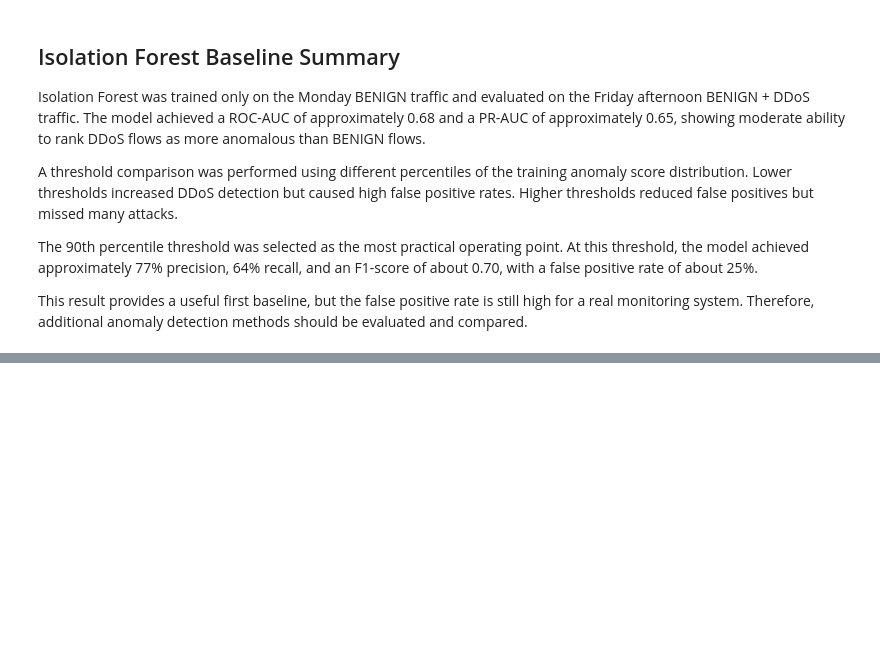
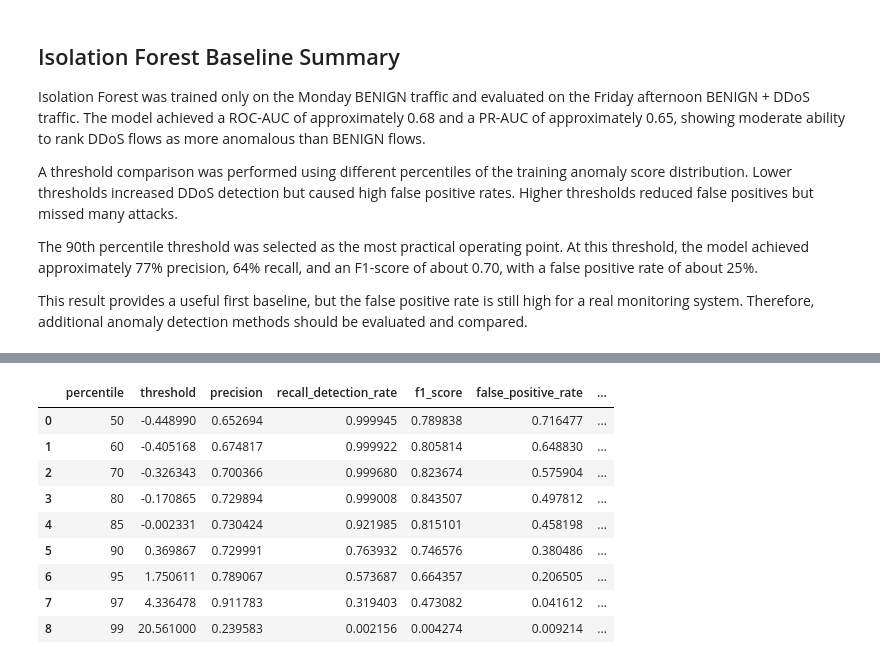
Before and after one commit to manuviswakarmave/network_intrusion_detection, a Jupyter notebook: notebooks/03_baseline_anomaly_detection.ipynb, the cells around one changed output, grey strips where cells are left out. Drawn from its saved outputs; the diff is of its cells as text; code cells hidden in the pictures; blank space fills up the shorter version.

Commit message:
updated anomaly

```diff
--- a/notebooks/03_baseline_anomaly_detection.ipynb
+++ b/notebooks/03_baseline_anomaly_detection.ipynb
@@ -300,0 +315,11 @@ This result provides a useful first baseline, but the false positive rate is sti
+# %%
+from sklearn.neighbors import LocalOutlierFactor
+
+lof = LocalOutlierFactor(
+    n_neighbors=35,
+    contamination="auto",
+    novelty=True,
+    n_jobs=-1
+)
+
+lof.fit(X_train_sample)
@@ -300,0 +328,7 @@ This result provides a useful first baseline, but the false positive rate is sti
+# %%
+lof_scores = -lof.decision_function(X_test)
+
+print("LOF anomaly scores shape:", lof_scores.shape)
+print("Min score:", lof_scores.min())
+print("Max score:", lof_scores.max())
+print("Mean score:", lof_scores.mean())
@@ -300,0 +374,39 @@ This result provides a useful first baseline, but the false positive rate is sti
+# %%
+lof_train_scores = -lof.decision_function(X_train_sample)
+
+lof_threshold_results = []
+
+for percentile in [50, 60, 70, 80, 85, 90, 95, 97, 99]:
+    threshold = np.percentile(lof_train_scores, percentile)
+    y_pred = (lof_scores > threshold).astype(int)
+
+    tn, fp, fn, tp = confusion_matrix(y_test, y_pred).ravel()
+
+    precision = precision_score(y_test, y_pred, zero_division=0)
+    recall = recall_score(y_test, y_pred, zero_division=0)
+    f1 = f1_score(y_test, y_pred, zero_division=0)
+    fpr = fp / (fp + tn)
+
+    lof_threshold_results.append({
+        "percentile": percentile,
+        "threshold": threshold,
+        "precision": precision,
+        "recall_detection_rate": recall,
+        "f1_score": f1,
+        "false_positive_rate": fpr,
+        "predicted_anomalies": y_pred.sum()
+    })
+
+lof_threshold_results_df = pd.DataFrame(lof_threshold_results)
+lof_threshold_results_df
+# %% [output]
+|  | percentile | threshold | precision | recall_detection_rate | f1_score | false_positive_rate | ... |
+| 0 | 50 | -0.448990 | 0.652694 | 0.999945 | 0.789838 | 0.716477 | ... |
+| 1 | 60 | -0.405168 | 0.674817 | 0.999922 | 0.805814 | 0.648830 | ... |
+| 2 | 70 | -0.326343 | 0.700366 | 0.999680 | 0.823674 | 0.575904 | ... |
+| 3 | 80 | -0.170865 | 0.729894 | 0.999008 | 0.843507 | 0.497812 | ... |
+| 4 | 85 | -0.002331 | 0.730424 | 0.921985 | 0.815101 | 0.458198 | ... |
+| 5 | 90 | 0.369867 | 0.729991 | 0.763932 | 0.746576 | 0.380486 | ... |
+| 6 | 95 | 1.750611 | 0.789067 | 0.573687 | 0.664357 | 0.206505 | ... |
+| 7 | 97 | 4.336478 | 0.911783 | 0.319403 | 0.473082 | 0.041612 | ... |
+| 8 | 99 | 20.561000 | 0.239583 | 0.002156 | 0.004274 | 0.009214 | ... |
```
Also changed, not shown: parts of 32 cells of this notebook, 1 other file.
